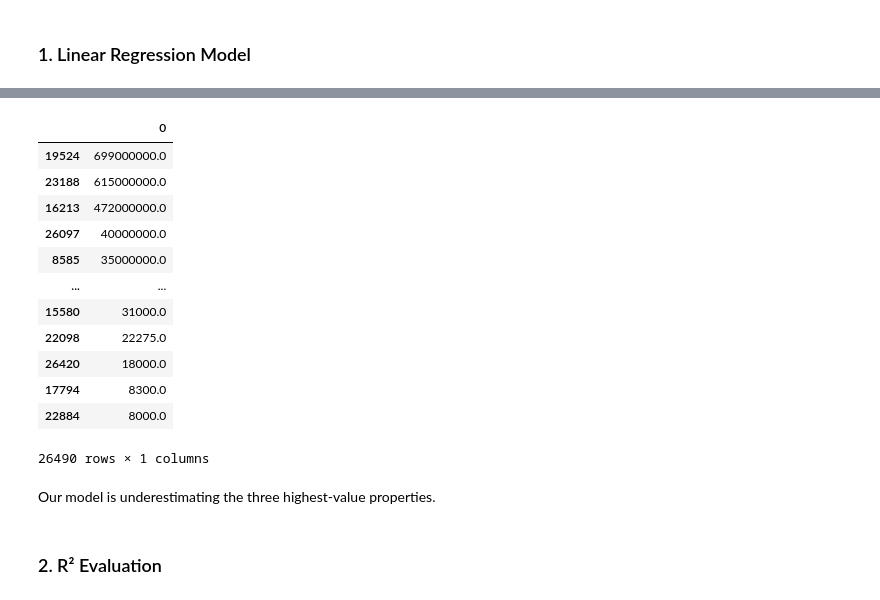
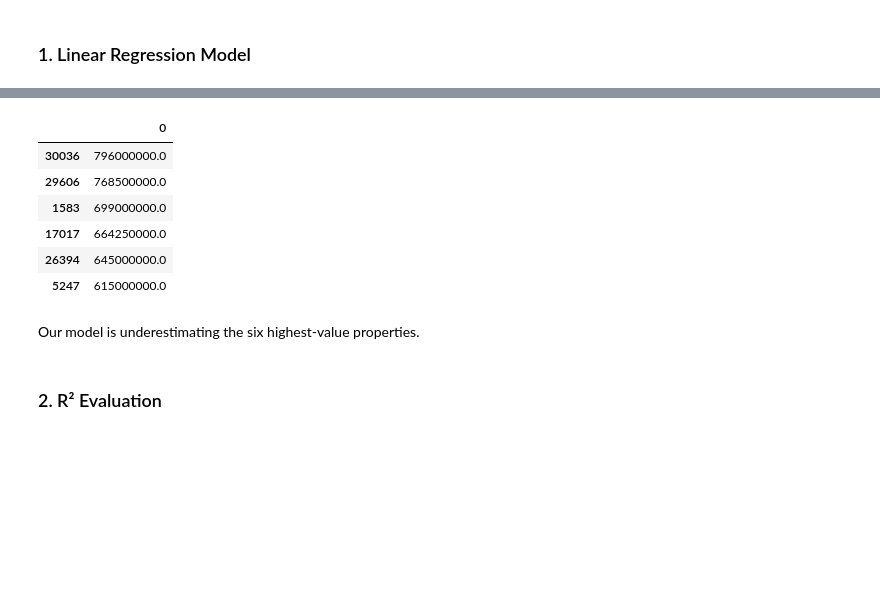
Before and after one commit to alisannec/idx-exchange, a Jupyter notebook: 03_baseline_model.ipynb, the cells around one changed output, grey strips where cells are left out. Saved outputs shown, nothing was run; the diff lists cells and outputs as text; code cells hidden in the pictures; blank space fills up the shorter version.

```diff
--- a/03_baseline_model.ipynb
+++ b/03_baseline_model.ipynb
@@ -43,21 +48,15 @@ X_val[residuals > 4]
 # %%
-pd.DataFrame(Y_val).sort_values(by=0, ascending=False)
+pd.DataFrame(Y_val).sort_values(by=0, ascending=False).head(6)
 # %% [output]
 |  | 0 |
-| 19524 | 699000000.0 |
-| 23188 | 615000000.0 |
-| 16213 | 472000000.0 |
-| 26097 | 40000000.0 |
-| 8585 | 35000000.0 |
-| ... | ... |
-| 15580 | 31000.0 |
-| 22098 | 22275.0 |
-| 26420 | 18000.0 |
-| 17794 | 8300.0 |
-| 22884 | 8000.0 |
+| 30036 | 796000000.0 |
+| 29606 | 768500000.0 |
+| 1583 | 699000000.0 |
+| 17017 | 664250000.0 |
+| 26394 | 645000000.0 |
+| 5247 | 615000000.0 |
-26490 rows × 1 columns
 # %% [markdown]
-Our model is underestimating the three highest-value properties.
+Our model is underestimating the six highest-value properties.
 # %% [markdown]
 ### 2. R² Evaluation
 # %%
```
Also changed, not shown: parts of 8 cells of this notebook, 2 other files.
